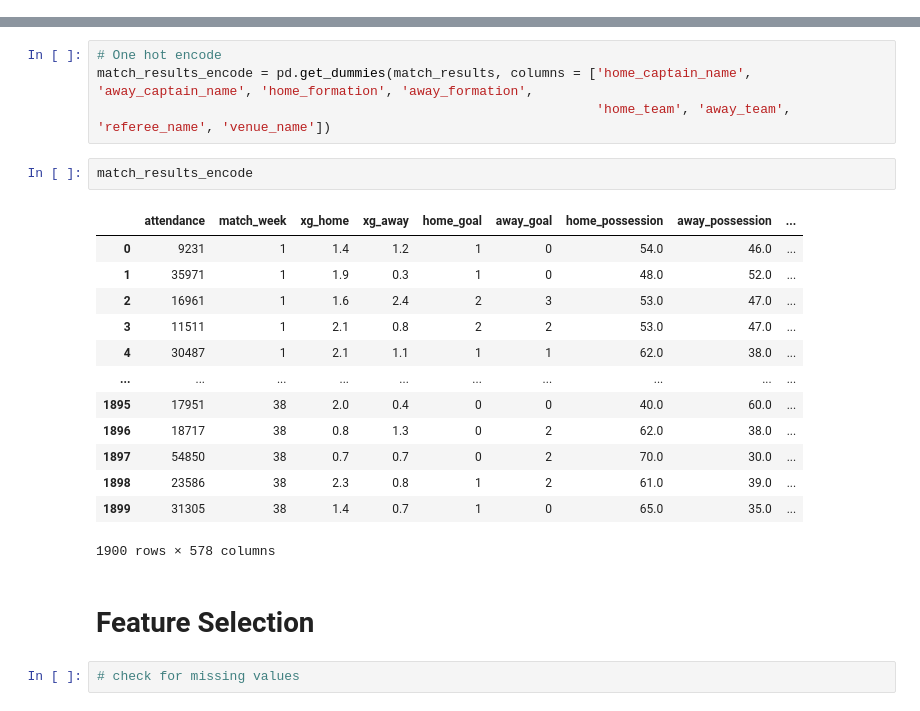
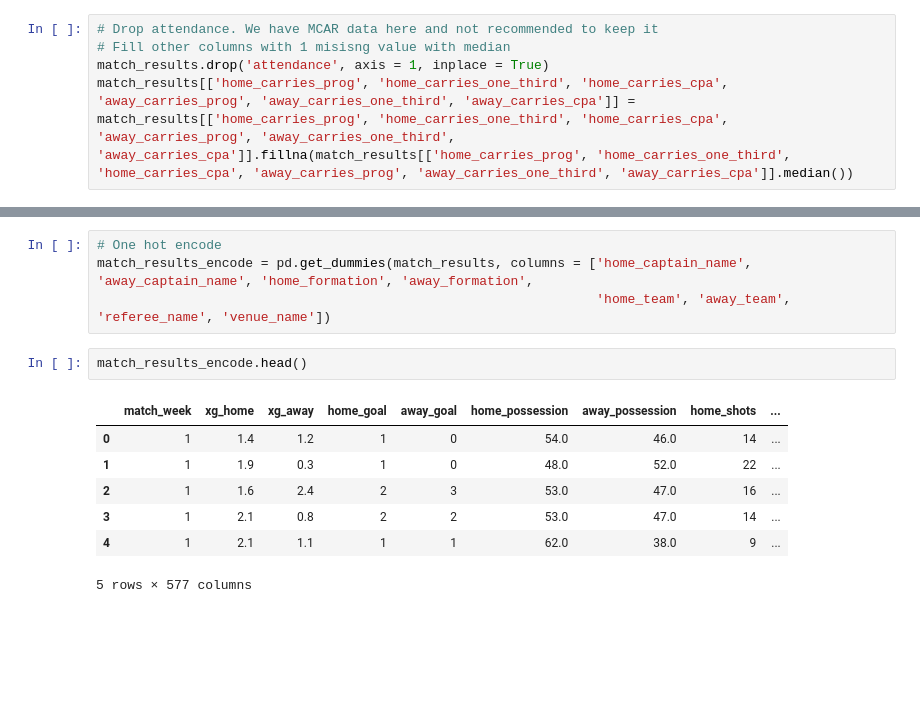
Before and after one commit to natelg1998/laligaproject, a Jupyter notebook: notebooks/data_analysis/laliga_analysis.ipynb, the cells around one changed output, grey strips where cells are left out. Cells and saved outputs as stored; diff of their text form; blank space fills up the shorter version.

```diff
--- a/notebooks/data_analysis/laliga_analysis.ipynb
+++ b/notebooks/data_analysis/laliga_analysis.ipynb
@@ -169,0 +261,5 @@ match_results = match_df.iloc[:,6:]
+# %%
+# Drop attendance. We have MCAR data here and not recommended to keep it
+# Fill other columns with 1 misisng value with median
+match_results.drop('attendance', axis = 1, inplace = True)
+match_results[['home_carries_prog', 'home_carries_one_third', 'home_carries_cpa', 'away_carries_prog', 'away_carries_one_third', 'away_carries_cpa']] = match_results[['home_carries_prog', 'home_carries_one_third', 'home_carries_cpa', 'away_carries_prog', 'away_carries_one_third', 'away_carries_cpa']].fillna(match_results[['home_carries_prog', 'home_carries_one_third', 'home_carries_cpa', 'away_carries_prog', 'away_carries_one_third', 'away_carries_cpa']].median())
@@ -317,22 +300,12 @@ match_results
 match_results_encode = pd.get_dummies(match_results, columns = ['home_captain_name', 'away_captain_name', 'home_formation', 'away_formation',
                                                                 'home_team', 'away_team', 'referee_name', 'venue_name'])
 # %%
-match_results_encode
+match_results_encode.head()
 # %% [output]
-|  | attendance | match_week | xg_home | xg_away | home_goal | away_goal | home_possession | away_possession | ... |
-| 0 | 9231 | 1 | 1.4 | 1.2 | 1 | 0 | 54.0 | 46.0 | ... |
-| 1 | 35971 | 1 | 1.9 | 0.3 | 1 | 0 | 48.0 | 52.0 | ... |
-| 2 | 16961 | 1 | 1.6 | 2.4 | 2 | 3 | 53.0 | 47.0 | ... |
-| 3 | 11511 | 1 | 2.1 | 0.8 | 2 | 2 | 53.0 | 47.0 | ... |
-| 4 | 30487 | 1 | 2.1 | 1.1 | 1 | 1 | 62.0 | 38.0 | ... |
-| ... | ... | ... | ... | ... | ... | ... | ... | ... | ... |
-| 1895 | 17951 | 38 | 2.0 | 0.4 | 0 | 0 | 40.0 | 60.0 | ... |
-| 1896 | 18717 | 38 | 0.8 | 1.3 | 0 | 2 | 62.0 | 38.0 | ... |
-| 1897 | 54850 | 38 | 0.7 | 0.7 | 0 | 2 | 70.0 | 30.0 | ... |
-| 1898 | 23586 | 38 | 2.3 | 0.8 | 1 | 2 | 61.0 | 39.0 | ... |
-| 1899 | 31305 | 38 | 1.4 | 0.7 | 1 | 0 | 65.0 | 35.0 | ... |
+|  | match_week | xg_home | xg_away | home_goal | away_goal | home_possession | away_possession | home_shots | ... |
+| 0 | 1 | 1.4 | 1.2 | 1 | 0 | 54.0 | 46.0 | 14 | ... |
+| 1 | 1 | 1.9 | 0.3 | 1 | 0 | 48.0 | 52.0 | 22 | ... |
+| 2 | 1 | 1.6 | 2.4 | 2 | 3 | 53.0 | 47.0 | 16 | ... |
+| 3 | 1 | 2.1 | 0.8 | 2 | 2 | 53.0 | 47.0 | 14 | ... |
+| 4 | 1 | 2.1 | 1.1 | 1 | 1 | 62.0 | 38.0 | 9 | ... |
-1900 rows × 578 columns
+5 rows × 577 columns
-# %% [markdown]
-# Feature Selection
-# %%
-# check for missing values
```
Also changed, not shown: parts of 44 cells of this notebook.
